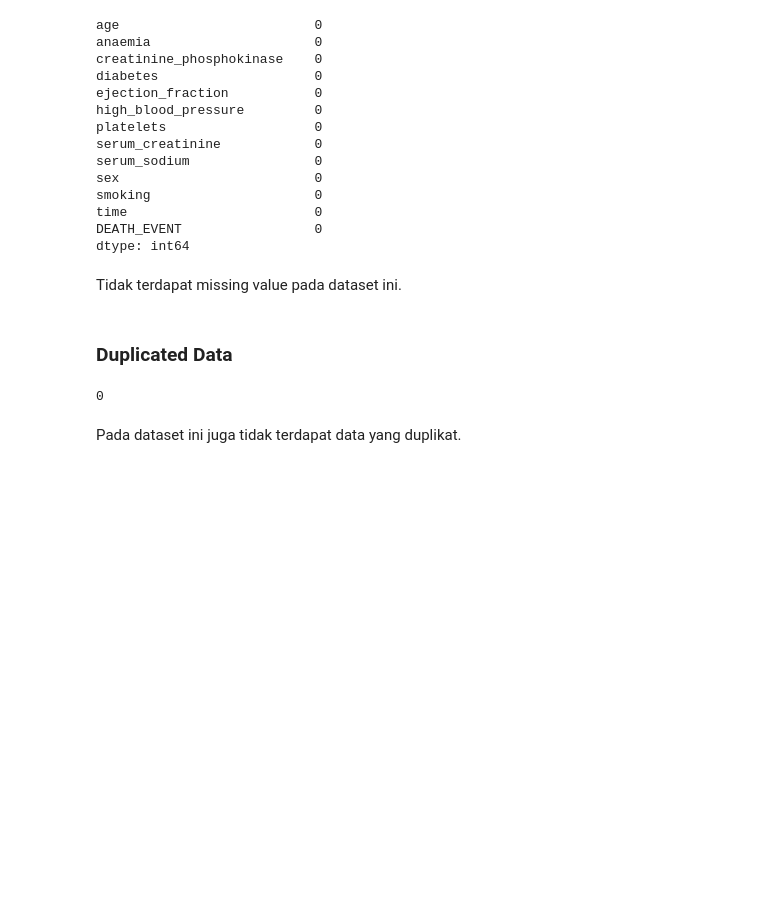
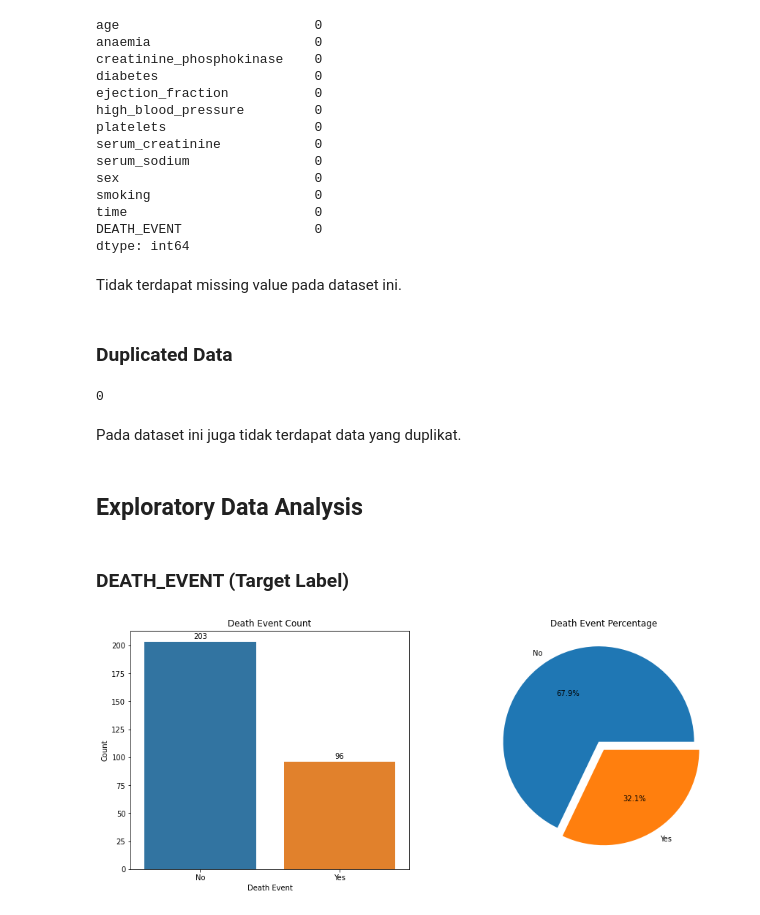
Before and after one commit to Penzragon/h8dsft_P1W2Ens, a Jupyter notebook: script.ipynb, the cells around one changed output. Drawn from its saved outputs; the diff is of its cells as text; code cells hidden in the pictures; blank space fills up the shorter version.

```diff
--- a/script.ipynb
+++ b/script.ipynb
@@ -166,3 +167,27 @@ heart.duplicated().sum()
 0
 # %% [markdown]
 Pada dataset ini juga tidak terdapat data yang duplikat.
+# %% [markdown]
+## Exploratory Data Analysis
+# %% [markdown]
+### DEATH_EVENT (Target Label)
+# %%
+plt.figure(figsize=(15, 6))
+plt.subplot(1, 2, 1)
+fig = sns.countplot(x='DEATH_EVENT', data=heart)
+for p in fig.patches:
+    height = p.get_height()
+    fig.text(p.get_x() + p.get_width()/2.,
+            height + 3,
+            '{:1.0f}'.format(height),
+            ha="center")
+plt.title('Death Event Count')
+fig.set_xticklabels(['No', 'Yes'])
+plt.xlabel('Death Event')
+plt.ylabel('Count')
+plt.subplot(1, 2, 2)
+plt.pie(heart['DEATH_EVENT'].value_counts(), labels=['No', 'Yes'], autopct='%1.1f%%', explode=[0.1, 0])
+plt.title('Death Event Percentage')
+plt.show()
+# %% [output]
+[figure, added]
```
Also changed, not shown: parts of 52 cells of this notebook.
